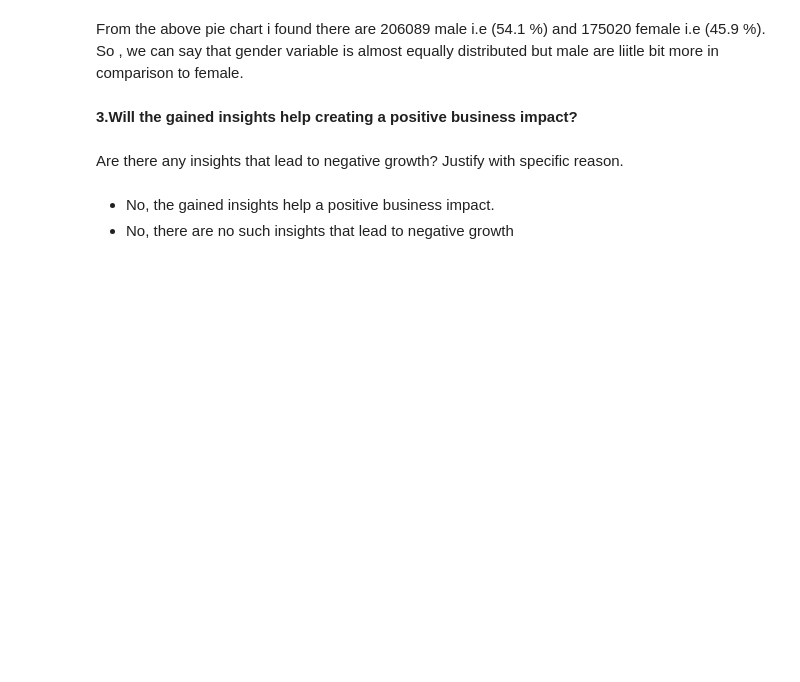
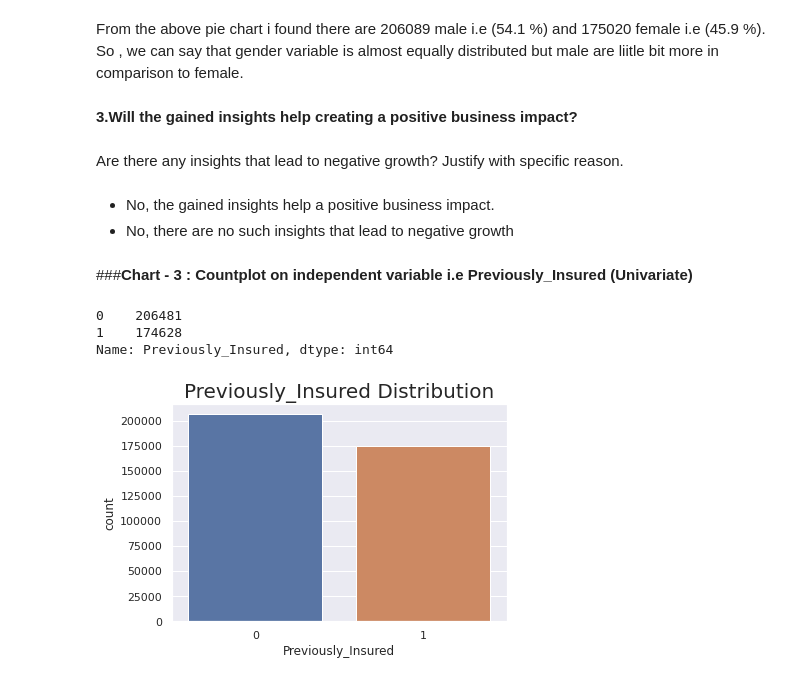
Before and after one commit to Sairindhrijena/Health-Insurance-Cross-Sell-Prediction, a Jupyter notebook: Health_Insurance_Cross_Sell_Prediction.ipynb, the cells around one changed output. Drawn from its saved outputs; the diff is of its cells as text; code cells hidden in the pictures; blank space fills up the shorter version.

```diff
--- a/Health_Insurance_Cross_Sell_Prediction.ipynb
+++ b/Health_Insurance_Cross_Sell_Prediction.ipynb
@@ -377,3 +425,20 @@ Are there any insights that lead to negative growth? Justify with specific reaso
 
 *  No, the gained insights help a positive business impact.
 *   No, there are no such insights that lead to negative growth
+# %% [markdown]
+###**Chart - 3 : Countplot on independent variable i.e Previously_Insured (Univariate)**
+# %%
+# Chart - 3 visualization code
+# Independent Column Value Counts
+print(data.Previously_Insured.value_counts())
+print('\n')
+
+# Independent Variable Column Visualization
+sns.countplot(data.Previously_Insured)
+plt.title('Previously_Insured Distribution',fontsize=20)
+plt.show()
+# %% [output]
+0    206481
+1    174628
+Name: Previously_Insured, dtype: int64
+[figure, added]
```
Also changed, not shown: parts of 92 cells of this notebook.
